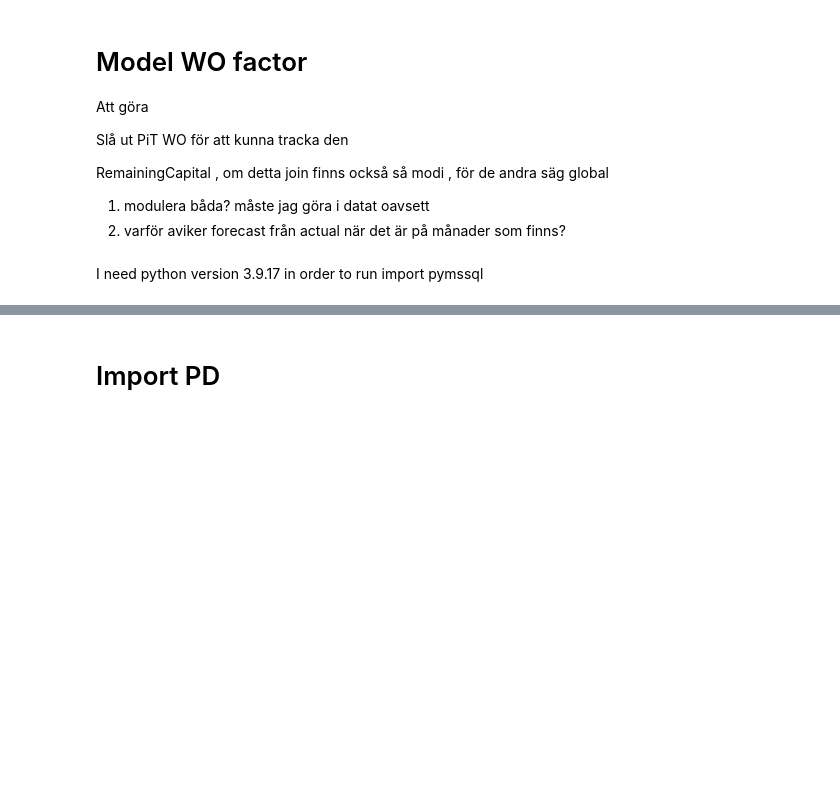
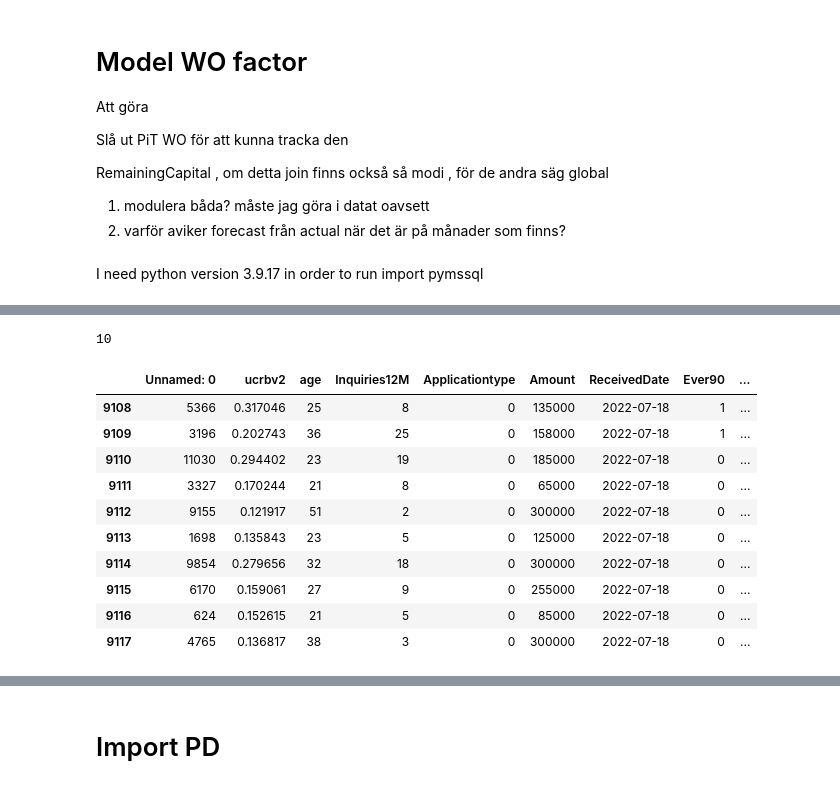
Before and after one commit to AndreasNilssonNstart/Churn-Modeling-DATA-248, a Jupyter notebook: Python/Churn Risk Based.ipynb, the cells around one changed output, grey strips where cells are left out. Drawn from its saved outputs; the diff is of its cells as text; code cells hidden in the pictures; blank space fills up the shorter version.

```diff
--- a/Python/Churn Risk Based.ipynb
+++ b/Python/Churn Risk Based.ipynb
@@ -100,0 +65,10 @@ see
+# %%
+bla = pd.read_excel('UCBLANCO SCORECARD 19F.xlsx')
+
+print(len(bla))
+
+bla['Key'] = bla.apply(lambda row:  str(row.Amount)  + str(row.Inquiries12M) +str(row.Applicationtype) +str(row.ReceivedDate), axis=1)  #
+
+
+blanco = bla[['Key','Probability_model','Probability_Bins','Applicationtype']]
+blanco
@@ -100,0 +147,16 @@ see
+# %%
+print(len(b18))
+b18
+# %% [output]
+10
+|  | Unnamed: 0 | ucrbv2 | age | Inquiries12M | Applicationtype | Amount | ReceivedDate | Ever90 | ... |
+| 9108 | 5366 | 0.317046 | 25 | 8 | 0 | 135000 | 2022-07-18 | 1 | ... |
+| 9109 | 3196 | 0.202743 | 36 | 25 | 0 | 158000 | 2022-07-18 | 1 | ... |
+| 9110 | 11030 | 0.294402 | 23 | 19 | 0 | 185000 | 2022-07-18 | 0 | ... |
+| 9111 | 3327 | 0.170244 | 21 | 8 | 0 | 65000 | 2022-07-18 | 0 | ... |
+| 9112 | 9155 | 0.121917 | 51 | 2 | 0 | 300000 | 2022-07-18 | 0 | ... |
+| 9113 | 1698 | 0.135843 | 23 | 5 | 0 | 125000 | 2022-07-18 | 0 | ... |
+| 9114 | 9854 | 0.279656 | 32 | 18 | 0 | 300000 | 2022-07-18 | 0 | ... |
+| 9115 | 6170 | 0.159061 | 27 | 9 | 0 | 255000 | 2022-07-18 | 0 | ... |
+| 9116 | 624 | 0.152615 | 21 | 5 | 0 | 85000 | 2022-07-18 | 0 | ... |
+| 9117 | 4765 | 0.136817 | 38 | 3 | 0 | 300000 | 2022-07-18 | 0 | ... |
```
Also changed, not shown: parts of 28 cells of this notebook, 8 other files.
